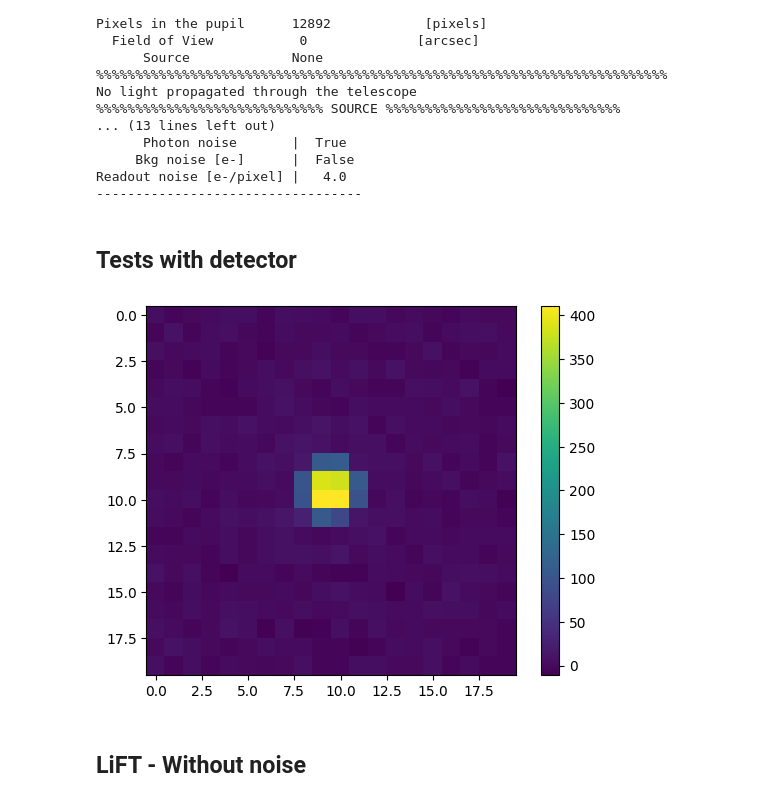
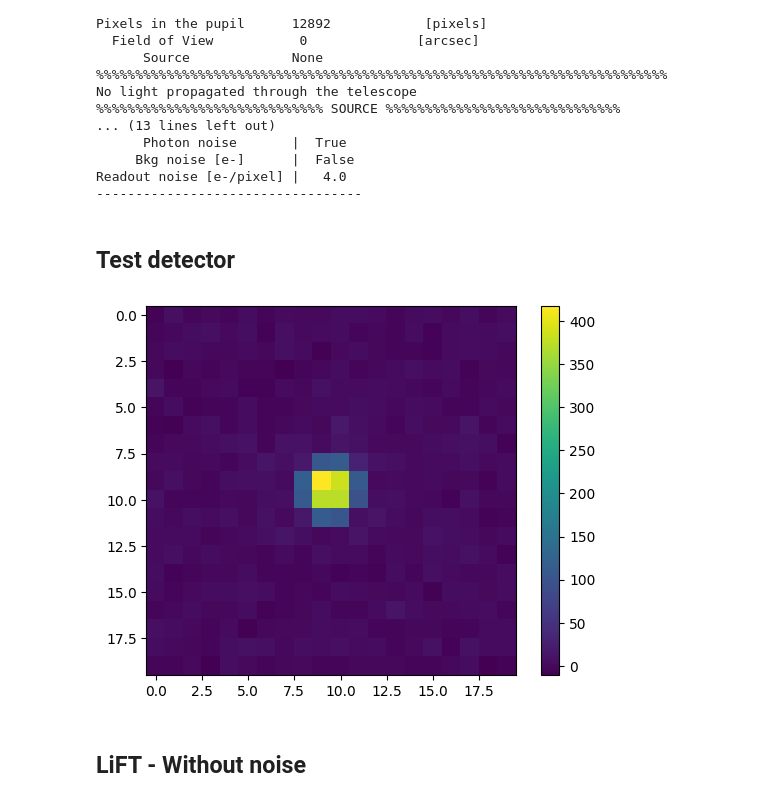
Before and after one commit to cheritier/OOPAO, a Jupyter notebook: tutorials/Tests_with_LiFT_OOPAO.ipynb, the cells around one changed output. Saved outputs shown, nothing was run; the diff lists cells and outputs as text; code cells hidden in the pictures.

```diff
--- a/tutorials/Tests_with_LiFT_OOPAO.ipynb
+++ b/tutorials/Tests_with_LiFT_OOPAO.ipynb
@@ -73,20 +54,20 @@ No light propagated through the telescope
 Readout noise [e-/pixel] |   4.0
 ----------------------------------
 # %% [markdown]
-## Tests with detector
+## Test detector
 # %%
 det.readoutNoise = 4
 det.phtonNoise = True
 
-det.integrationTime=1*tel.samplingTime
+#det.integrationTime=10*tel.samplingTime
 
 src*tel*det
 
 plt.imshow(crop(tel.PSF,20,axis=0))
 plt.colorbar()
 plt.show()
 # %% [output]
-[figure, old version]
+[figure, new version]
 # %% [markdown]
 ## LiFT - Without noise
 # %%
```
Also changed, not shown: parts of 3 cells of this notebook, 1 other file.
